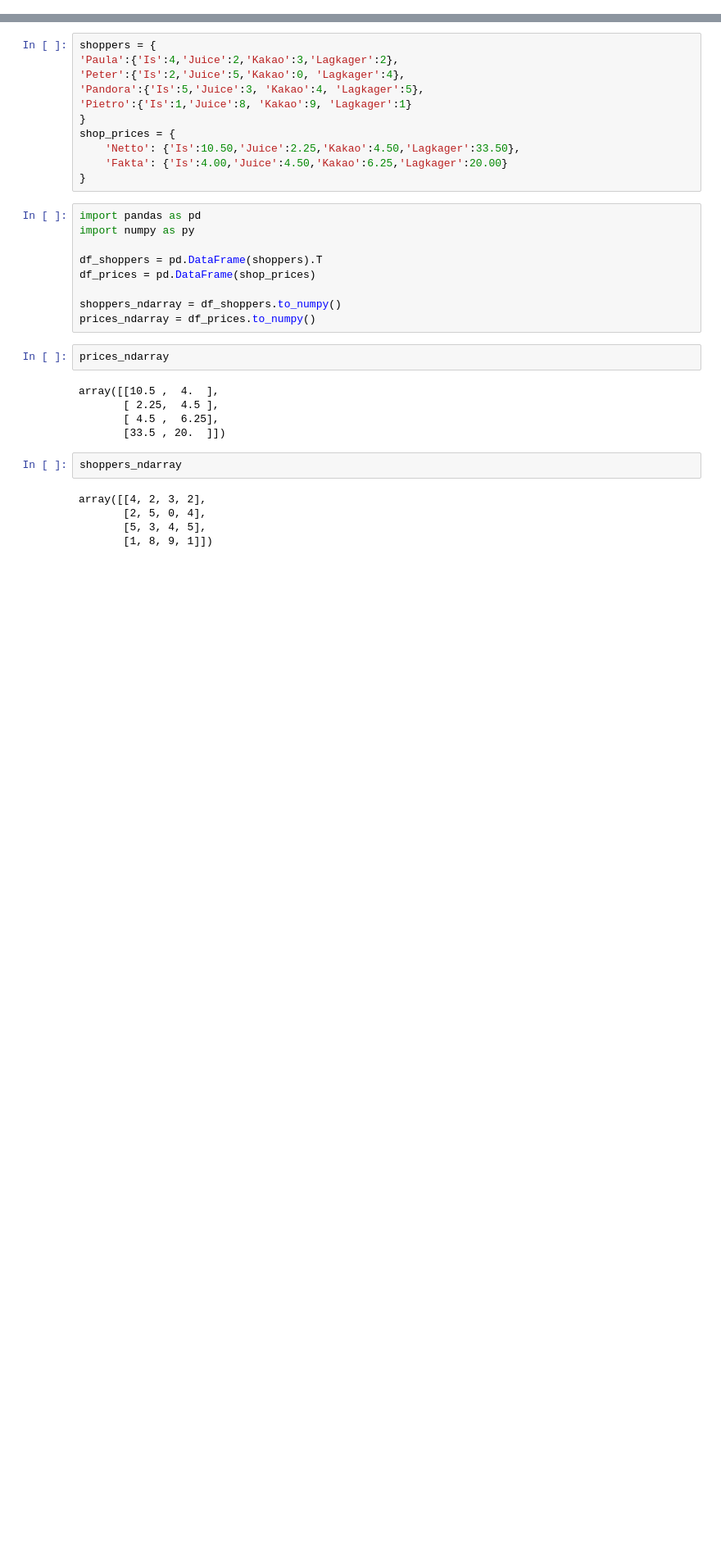
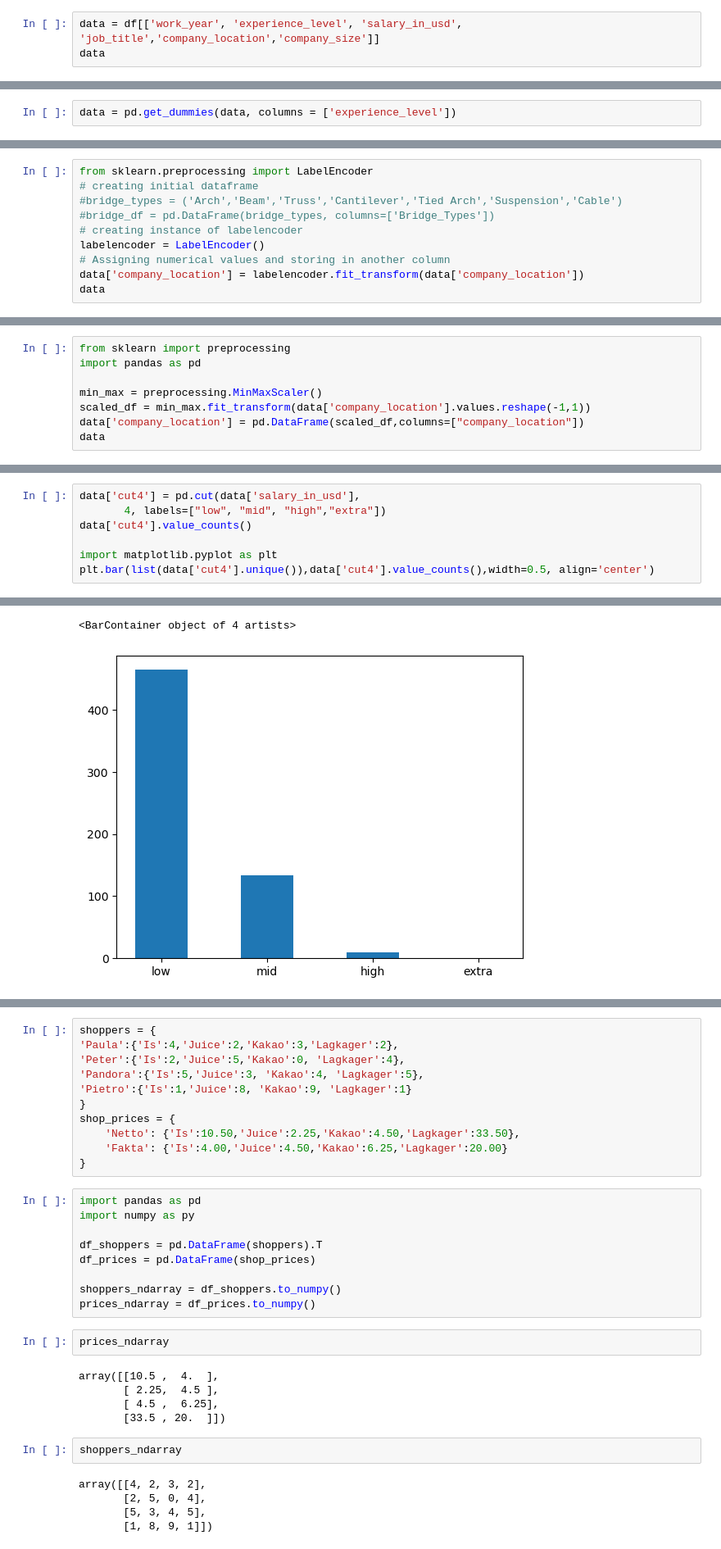
Before and after one commit to VincentBuchholz/my_notebooks, a Jupyter notebook: Linear-algebra.ipynb, the cells around one changed output, grey strips where cells are left out. Shown at 82% size. Saved outputs shown, nothing was run; the diff lists cells and outputs as text; blank space fills up the shorter version.

```diff
--- a/Linear-algebra.ipynb
+++ b/Linear-algebra.ipynb
@@ -16,0 +26,3 @@ Hint: you can use pandas and Transpose to create dataframe: `pd.DataFrame(shoppe
+# %%
+data = df[['work_year', 'experience_level', 'salary_in_usd', 'job_title','company_location','company_size']]
+data
@@ -16,0 +43,2 @@ Hint: you can use pandas and Transpose to create dataframe: `pd.DataFrame(shoppe
+# %%
+data = pd.get_dummies(data, columns = ['experience_level'])
@@ -16,0 +63,10 @@ Hint: you can use pandas and Transpose to create dataframe: `pd.DataFrame(shoppe
+# %%
+from sklearn.preprocessing import LabelEncoder
+# creating initial dataframe
+#bridge_types = ('Arch','Beam','Truss','Cantilever','Tied Arch','Suspension','Cable')
+#bridge_df = pd.DataFrame(bridge_types, columns=['Bridge_Types'])
+# creating instance of labelencoder
+labelencoder = LabelEncoder()
+# Assigning numerical values and storing in another column
+data['company_location'] = labelencoder.fit_transform(data['company_location'])
+data
@@ -16,0 +89,8 @@ Hint: you can use pandas and Transpose to create dataframe: `pd.DataFrame(shoppe
+# %%
+from sklearn import preprocessing
+import pandas as pd
+
+min_max = preprocessing.MinMaxScaler()
+scaled_df = min_max.fit_transform(data['company_location'].values.reshape(-1,1))
+data['company_location'] = pd.DataFrame(scaled_df,columns=["company_location"])
+data
@@ -16,0 +113,8 @@ Hint: you can use pandas and Transpose to create dataframe: `pd.DataFrame(shoppe
+# %%
+data['cut4'] = pd.cut(data['salary_in_usd'],
+       4, labels=["low", "mid", "high","extra"])
+data['cut4'].value_counts()
+
+import matplotlib.pyplot as plt
+plt.bar(list(data['cut4'].unique()),data['cut4'].value_counts(),width=0.5, align='center')
+# %% [output]
@@ -16,0 +126,2 @@ Hint: you can use pandas and Transpose to create dataframe: `pd.DataFrame(shoppe
+<BarContainer object of 4 artists>
+[figure, added]
```
Also changed, not shown: parts of 23 cells of this notebook, 10 other files.
